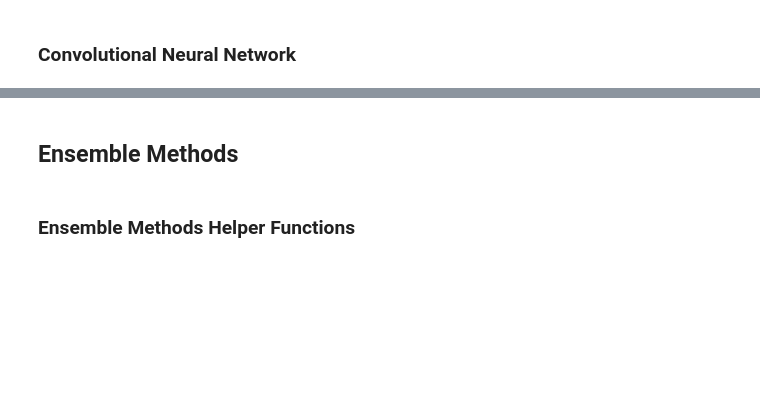
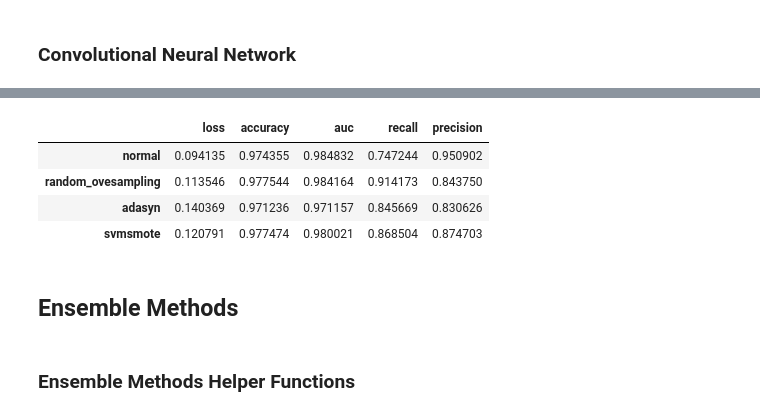
Before and after one commit to edologgerbird/fraud-pattern-vision-detection, a Jupyter notebook: A0199943H.ipynb, the cells around one changed output, grey strips where cells are left out. Drawn from its saved outputs; the diff is of its cells as text; code cells hidden in the pictures; blank space fills up the shorter version.

```diff
--- a/A0199943H.ipynb
+++ b/A0199943H.ipynb
@@ -248,4 +261,4 @@ model_cnn = tf.keras.Sequential([
     layers.Dense(16, activation='relu', kernel_regularizer=l2(0.00001)),
     layers.Dense(1, activation='sigmoid')
 ])
-model_cnn_history = nn_pipeline(samples, model_cnn)
+model_cnn_history = nn_pipeline(samples, model_cnn, cnn=True)
@@ -252,5 +283,12 @@ model_cnn_history = nn_pipeline(samples, model_cnn)
 # %%
 model_cnn_results = nn_get_res_df(model_cnn_history)
+model_cnn_results
+# %% [output]
+|  | loss | accuracy | auc | recall | precision |
+| normal | 0.094135 | 0.974355 | 0.984832 | 0.747244 | 0.950902 |
+| random_ovesampling | 0.113546 | 0.977544 | 0.984164 | 0.914173 | 0.843750 |
+| adasyn | 0.140369 | 0.971236 | 0.971157 | 0.845669 | 0.830626 |
+| svmsmote | 0.120791 | 0.977474 | 0.980021 | 0.868504 | 0.874703 |
 # %% [markdown]
 ## Ensemble Methods
 # %% [markdown]
```
Also changed, not shown: parts of 4 cells of this notebook, 8 other files.
